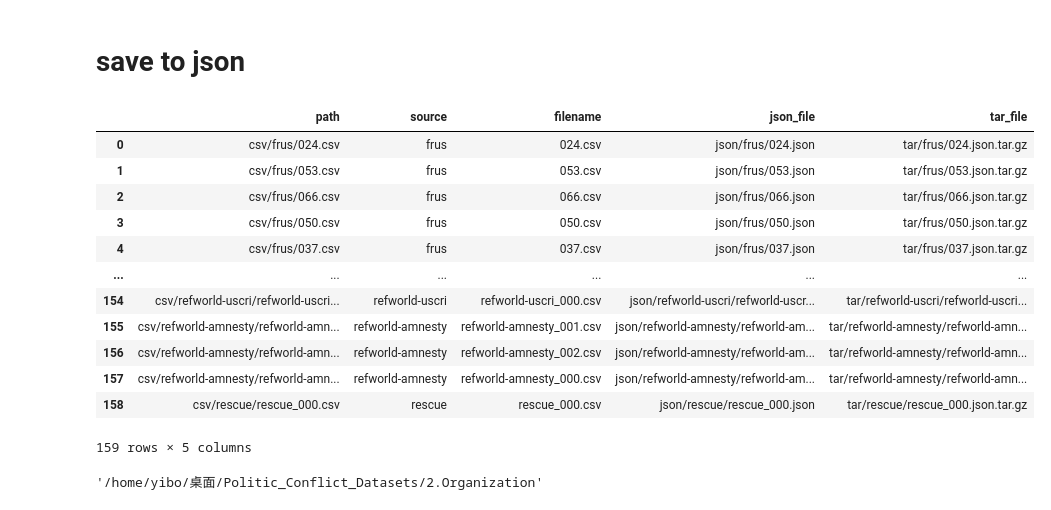
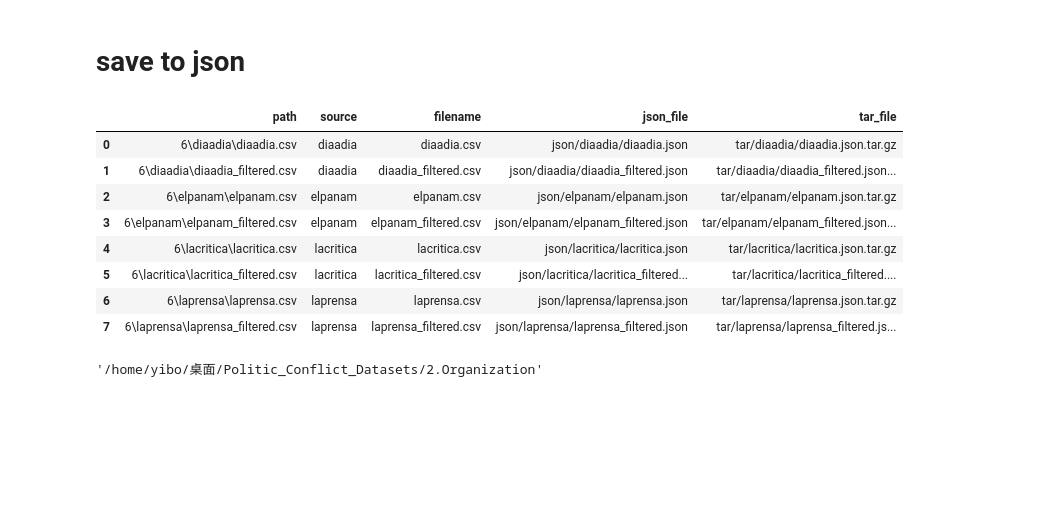
Before and after one commit to Vikachubro21/ConfliBERT, a Jupyter notebook: pretrain-corpora/Crawlers and Process/Preprocess/PanamaProcess.ipynb, the cells around one changed output. Cells and saved outputs as stored; diff of their text form; code cells hidden in the pictures; blank space fills up the shorter version.

```diff
--- a/pretrain-corpora/Crawlers and Process/Preprocess/PanamaProcess.ipynb
+++ b/pretrain-corpora/Crawlers and Process/Preprocess/PanamaProcess.ipynb
@@ -340,37 +339,33 @@ total size: 61.8
 # %%
 # folder = '2.Organization'
 # df = pd.DataFrame(columns=['path','source', 'filename'])
 # df.path = [str(x) for x in pathlib.Path('%s/*'%folder).glob('**/*')]
-df = pd.DataFrame(glob.glob('*/*/*'), columns = ['path'])
+df = pd.DataFrame(glob.glob('*\\*\\*'), columns = ['path'])
 # df['root'] = df.path.apply(lambda x: x.split('/')[0])
 
-df['source'] = df.path.apply(lambda x: x.split('/')[1])
-df['filename'] = df.path.apply(lambda x: x.split('/')[-1])
+df['source'] = df.path.apply(lambda x: x.split('\\')[1])
+df['filename'] = df.path.apply(lambda x: x.split('\\')[-1])
 
 # df = df.sort_values('source').reset_index(drop=True)
 # df['size'] = df['path'].parallel_apply(get_csv_size)
 # df['filename'] = df.path.apply(lambda x: x.replace('%s/'%folder,''))
 
 df['json_file'] = df['filename'].apply(lambda x: x.replace('.csv', '.json'))
 
 df['json_file'] = df.source +'/'+ df.json_file
 df['tar_file'] = 'tar/'+ df.json_file+'.tar.gz'
 df.json_file = 'json/'+ df.json_file
 df
 # %% [output]
 |  | path | source | filename | json_file | tar_file |
-| 0 | csv/frus/024.csv | frus | 024.csv | json/frus/024.json | tar/frus/024.json.tar.gz |
-| 1 | csv/frus/053.csv | frus | 053.csv | json/frus/053.json | tar/frus/053.json.tar.gz |
-| 2 | csv/frus/066.csv | frus | 066.csv | json/frus/066.json | tar/frus/066.json.tar.gz |
-| 3 | csv/frus/050.csv | frus | 050.csv | json/frus/050.json | tar/frus/050.json.tar.gz |
-| 4 | csv/frus/037.csv | frus | 037.csv | json/frus/037.json | tar/frus/037.json.tar.gz |
-| ... | ... | ... | ... | ... | ... |
-| 154 | csv/refworld-uscri/refworld-uscri... | refworld-uscri | refworld-uscri_000.csv | json/refworld-uscri/refworld-uscr... | tar/refworld-uscri/refworld-uscri... |
-| 155 | csv/refworld-amnesty/refworld-amn... | refworld-amnesty | refworld-amnesty_001.csv | json/refworld-amnesty/refworld-am... | tar/refworld-amnesty/refworld-amn... |
-| 156 | csv/refworld-amnesty/refworld-amn... | refworld-amnesty | refworld-amnesty_002.csv | json/refworld-amnesty/refworld-am... | tar/refworld-amnesty/refworld-amn... |
-| 157 | csv/refworld-amnesty/refworld-amn... | refworld-amnesty | refworld-amnesty_000.csv | json/refworld-amnesty/refworld-am... | tar/refworld-amnesty/refworld-amn... |
-| 158 | csv/rescue/rescue_000.csv | rescue | rescue_000.csv | json/rescue/rescue_000.json | tar/rescue/rescue_000.json.tar.gz |
+| 0 | 6\diaadia\diaadia.csv | diaadia | diaadia.csv | json/diaadia/diaadia.json | tar/diaadia/diaadia.json.tar.gz |
+| 1 | 6\diaadia\diaadia_filtered.csv | diaadia | diaadia_filtered.csv | json/diaadia/diaadia_filtered.json | tar/diaadia/diaadia_filtered.json... |
+| 2 | 6\elpanam\elpanam.csv | elpanam | elpanam.csv | json/elpanam/elpanam.json | tar/elpanam/elpanam.json.tar.gz |
+| 3 | 6\elpanam\elpanam_filtered.csv | elpanam | elpanam_filtered.csv | json/elpanam/elpanam_filtered.json | tar/elpanam/elpanam_filtered.json... |
+| 4 | 6\lacritica\lacritica.csv | lacritica | lacritica.csv | json/lacritica/lacritica.json | tar/lacritica/lacritica.json.tar.gz |
+| 5 | 6\lacritica\lacritica_filtered.csv | lacritica | lacritica_filtered.csv | json/lacritica/lacritica_filtered... | tar/lacritica/lacritica_filtered.... |
+| 6 | 6\laprensa\laprensa.csv | laprensa | laprensa.csv | json/laprensa/laprensa.json | tar/laprensa/laprensa.json.tar.gz |
+| 7 | 6\laprensa\laprensa_filtered.csv | laprensa | laprensa_filtered.csv | json/laprensa/laprensa_filtered.json | tar/laprensa/laprensa_filtered.js... |
-159 rows × 5 columns
 # %%
 cwd = os.getcwd()
 cwd
```
Also changed, not shown: parts of 9 cells of this notebook, 13 other files.
